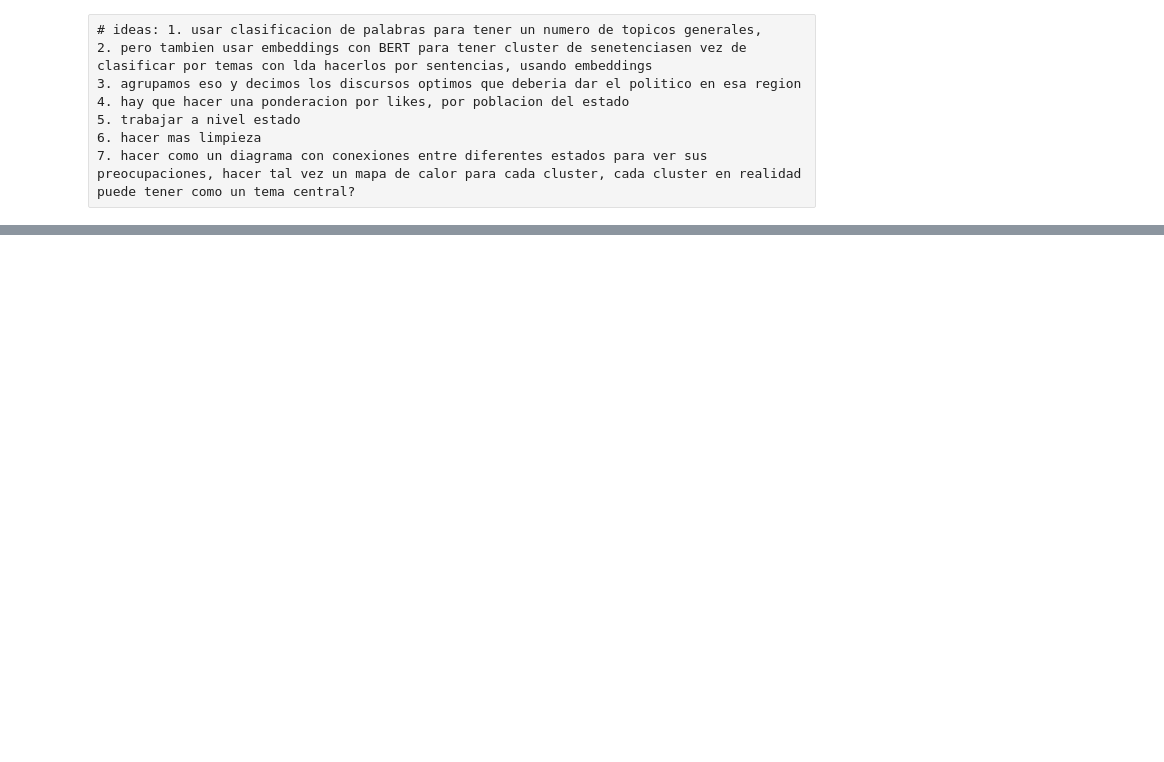
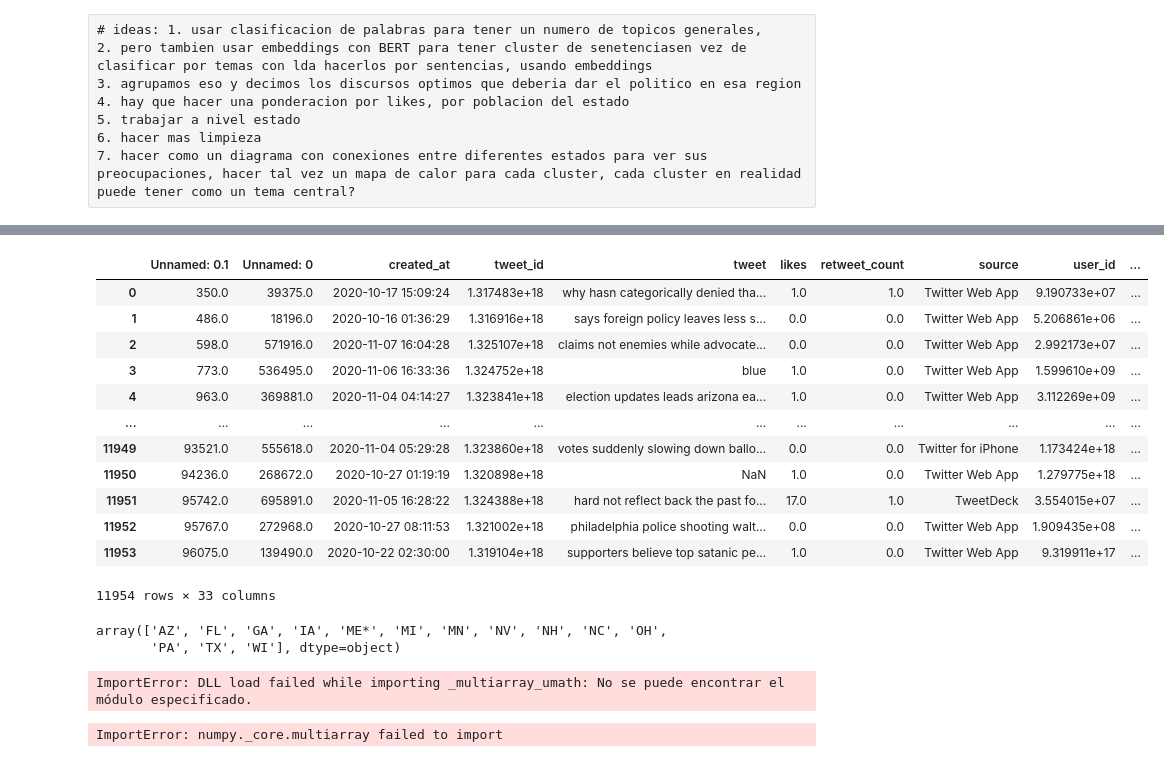
Before and after one commit to anamariapatron/Elecciones-y-twitter, a Jupyter notebook: Elections and twitter.ipynb, the cells around one changed output, grey strips where cells are left out. Drawn from its saved outputs; the diff is of its cells as text; code cells hidden in the pictures; blank space fills up the shorter version.

```diff
--- a/Elections and twitter.ipynb
+++ b/Elections and twitter.ipynb
@@ -259,0 +381,41 @@ Tema 6:
+# %%
+df = pd.merge(df, df_marginales, left_on='state_code', right_on='STATE', how='right')
+# %%
+#esta base contineen los tweets publicados en estados indecisiso, donde la ganancia entre trump y biden fue marginal
+df
+# %% [output]
+|  | Unnamed: 0.1 | Unnamed: 0 | created_at | tweet_id | tweet | likes | retweet_count | source | user_id | ... |
+| 0 | 350.0 | 39375.0 | 2020-10-17 15:09:24 | 1.317483e+18 | why hasn categorically denied tha... | 1.0 | 1.0 | Twitter Web App | 9.190733e+07 | ... |
+| 1 | 486.0 | 18196.0 | 2020-10-16 01:36:29 | 1.316916e+18 | says foreign policy leaves less s... | 0.0 | 0.0 | Twitter Web App | 5.206861e+06 | ... |
+| 2 | 598.0 | 571916.0 | 2020-11-07 16:04:28 | 1.325107e+18 | claims not enemies while advocate... | 0.0 | 0.0 | Twitter Web App | 2.992173e+07 | ... |
+| 3 | 773.0 | 536495.0 | 2020-11-06 16:33:36 | 1.324752e+18 | blue | 1.0 | 0.0 | Twitter Web App | 1.599610e+09 | ... |
+| 4 | 963.0 | 369881.0 | 2020-11-04 04:14:27 | 1.323841e+18 | election updates leads arizona ea... | 1.0 | 0.0 | Twitter Web App | 3.112269e+09 | ... |
+| ... | ... | ... | ... | ... | ... | ... | ... | ... | ... | ... |
+| 11949 | 93521.0 | 555618.0 | 2020-11-04 05:29:28 | 1.323860e+18 | votes suddenly slowing down ballo... | 0.0 | 0.0 | Twitter for iPhone | 1.173424e+18 | ... |
+| 11950 | 94236.0 | 268672.0 | 2020-10-27 01:19:19 | 1.320898e+18 | NaN | 1.0 | 0.0 | Twitter Web App | 1.279775e+18 | ... |
+| 11951 | 95742.0 | 695891.0 | 2020-11-05 16:28:22 | 1.324388e+18 | hard not reflect back the past fo... | 17.0 | 1.0 | TweetDeck | 3.554015e+07 | ... |
+| 11952 | 95767.0 | 272968.0 | 2020-10-27 08:11:53 | 1.321002e+18 | philadelphia police shooting walt... | 0.0 | 0.0 | Twitter Web App | 1.909435e+08 | ... |
+| 11953 | 96075.0 | 139490.0 | 2020-10-22 02:30:00 | 1.319104e+18 | supporters believe top satanic pe... | 1.0 | 0.0 | Twitter Web App | 9.319911e+17 | ... |
+11954 rows × 33 columns
+# %%
+states = df['STATE'].unique()
+states
+# %% [output]
+array(['AZ', 'FL', 'GA', 'IA', 'ME*', 'MI', 'MN', 'NV', 'NH', 'NC', 'OH',
+       'PA', 'TX', 'WI'], dtype=object)
+# %%
+from bertopic import BERTopic
+from sklearn.feature_extraction.text import CountVectorizer
+import pandas as pd
+
+
+
+# Crear y entrenar el modelo BERTopic
+topic_model = BERTopic(language="english")
+topics, probabilities = topic_model.fit_transform(df['tweet'])
+
+# Mostrar los tópicos encontrados
+print(topic_model.get_topics())
+# %% [output]
+ImportError: DLL load failed while importing _multiarray_umath: No se puede encontrar el módulo especificado.
+ImportError: numpy._core.multiarray failed to import
```
Also changed, not shown: parts of 27 cells of this notebook, 5 other files.
